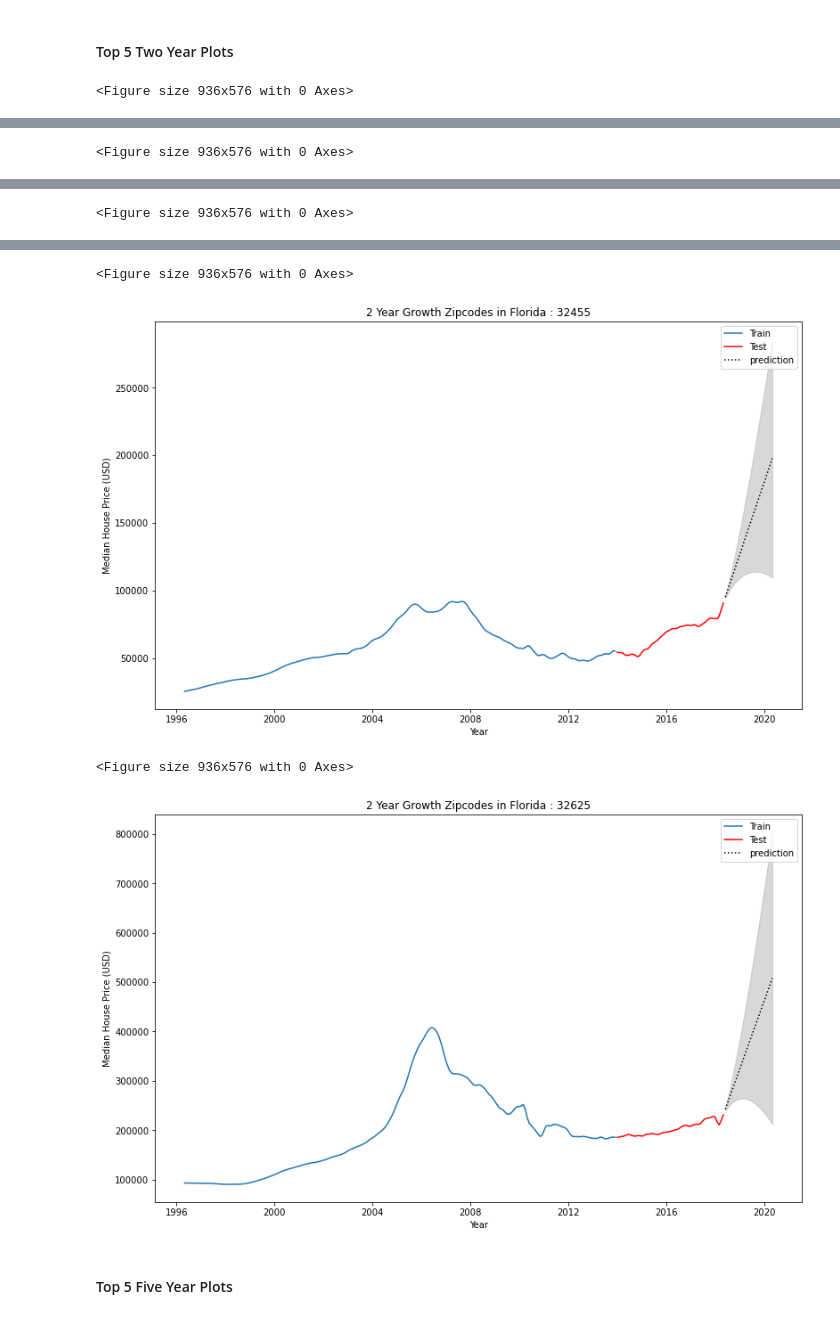
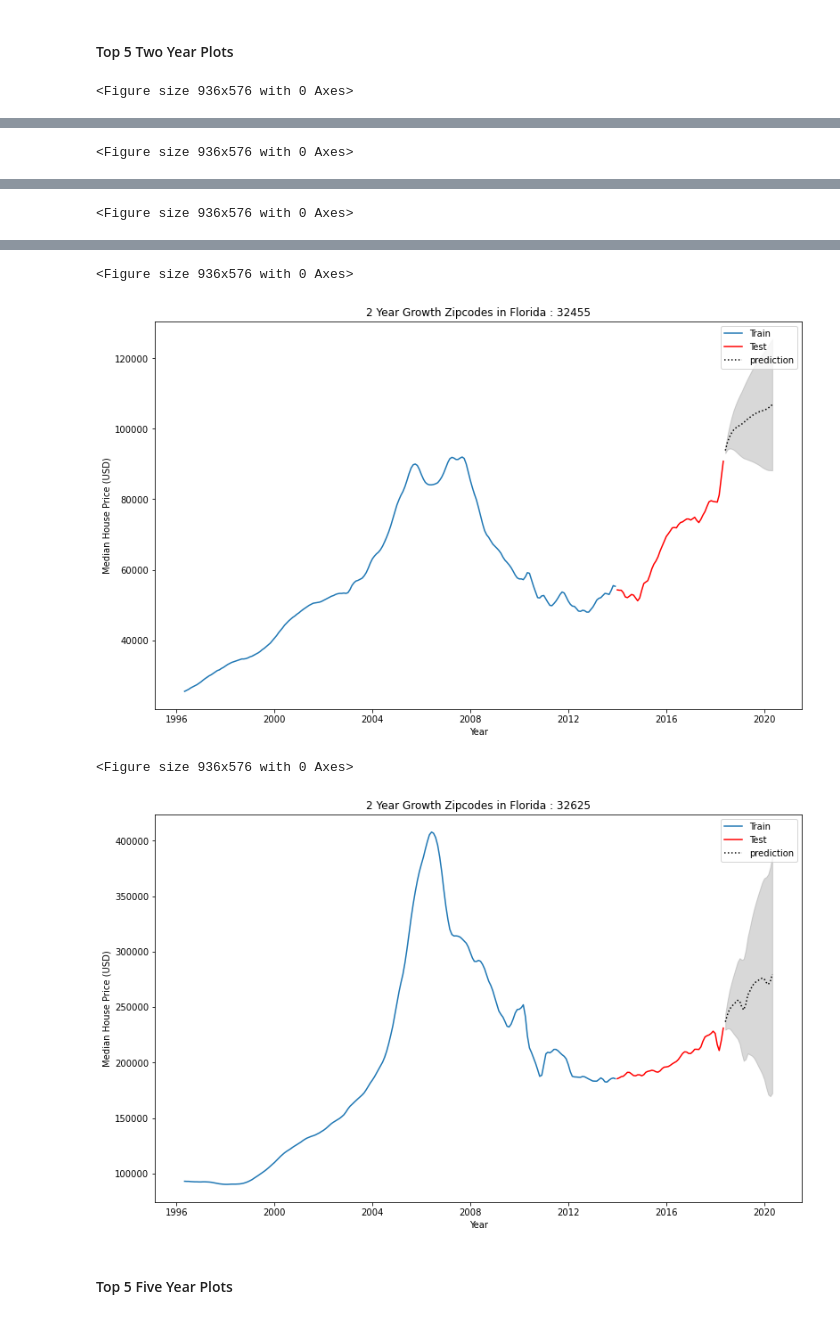
Before and after one commit to Nick-Kolowich/dsc-phase-4-project, a Jupyter notebook: time-series/Model Notebook.ipynb, the cells around one changed output, grey strips where cells are left out. Cells and saved outputs as stored; diff of their text form; code cells hidden in the pictures.

```diff
--- a/time-series/Model Notebook.ipynb
+++ b/time-series/Model Notebook.ipynb
@@ -386,7 +378 @@ for zipcode in results:
-# %%
-returns_list_min = []
-
-for zipcode in results:
-    pct_change = (results[zipcode]['lower'][-1] - results[zipcode]['train'][0]) / (results[zipcode]['train'][0]) * (100)
-    returns_list_min.append((zipcode, pct_change))
 # %%
@@ -419,0 +411,29 @@ returns.head()
+# %%
+# try each pdq and pdqs combination for the top two year zipcodes
+ans = []
+for zipcode in top_5_zips:
+    for combination in pdq:
+        for combinations in pdqs:
+            try:
+                mod = sm.tsa.statespace.SARIMAX(final_df[zipcode],
+                                                order=combination,
+                                                seasonal_order=combinations,
+                                                approx=False,
+                                                enforce_stationarity=False,
+                                                enforce_invertibility=False)
+
+                output = mod.fit()
+                ans.append([zipcode, combination, combinations, output.aic])
+                #print('{} : ARIMA {} x {}12 : AIC Calculated ={}'.format(zipcode, combination, combinations, output.aic))
+            except:
+                continue
+# %%
+# create a dataframe with each of the pdq & pdqs combinations for the two year zipcodes
+ans_df = pd.DataFrame(ans, columns=['zipcode','pdq', 'pdqs', 'aic'])
+
+# find the pdq & pdqs combinations which minimize AIC
+ans_df_final = pd.DataFrame(ans_df.loc[ans_df.groupby('zipcode')['aic'].idxmin()])
+
+ans_df_final.set_index('zipcode', inplace=True)
+
+ans_df_final.head()
@@ -420,14 +485,13 @@ returns.head()
 # %% [markdown]
 #### Top 5 Two Year Plots
 # %%
-top_5_zips = [32621, 32461, 34449, 32455, 32625]
-
+# create plots for each of the top 5 zipcodes, with a 2 year forecast
 
 for _zipcode_ in top_5_zips:
 
     plt.figure()
-    model = SARIMAX(final_df[_zipcode_], order=auto_arima_model.order,
-                    seasonal_order=auto_arima_model.seasonal_order).fit()
+    model = SARIMAX(final_df[_zipcode_], order=ans_df_final.loc[_zipcode_]['pdq'],
+                    seasonal_order=ans_df_final.loc[_zipcode_]['pdqs']).fit()
 
     train__ = final_df[_zipcode_].iloc[:split_index]
     test__ = final_df[_zipcode_].iloc[split_index:]
@@ -449,7 +513,7 @@ for _zipcode_ in top_5_zips:
 <Figure size 936x576 with 0 Axes>
-[figure, old version]
+[figure, new version]
 <Figure size 936x576 with 0 Axes>
-[figure, old version]
+[figure, new version]
 # %% [markdown]
 #### Top 5 Five Year Plots
 # %%
```
Also changed, not shown: parts of 50 cells of this notebook.
